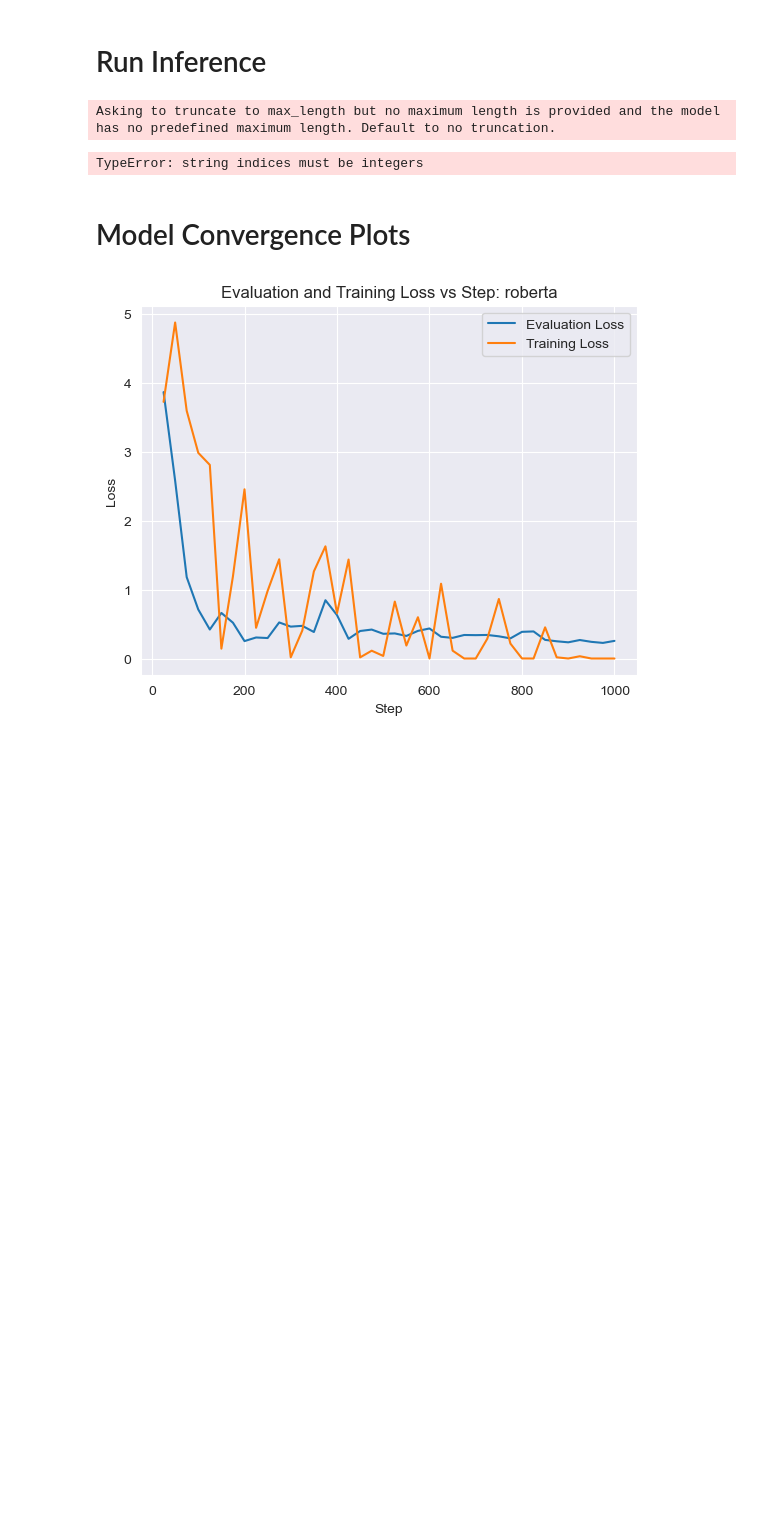
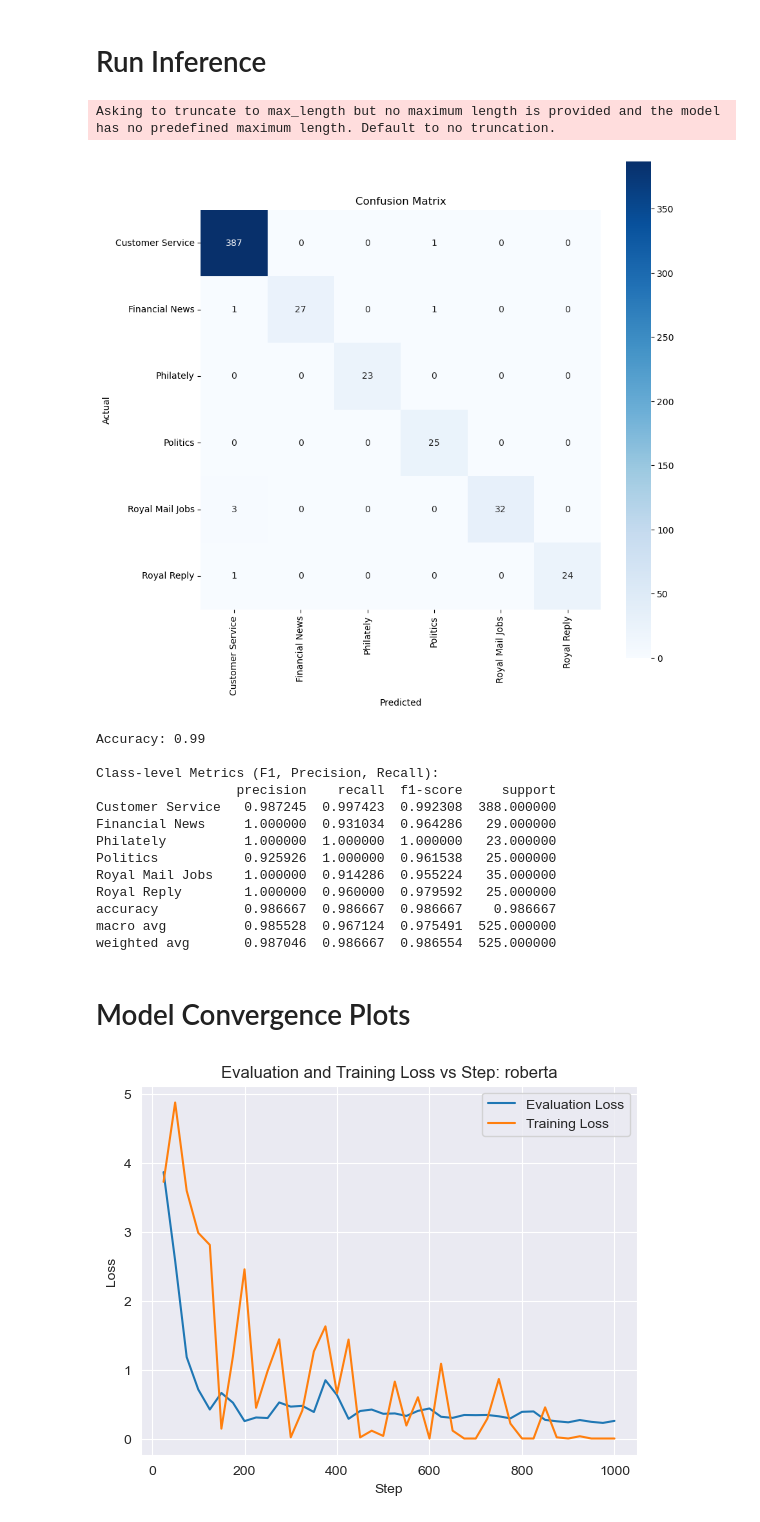
Before and after one commit to john-adeojo/twitter_issues_dashboard, a Jupyter notebook: twitter_issues_dashboard/notebooks/Twitter Model Analysis Notebook .ipynb, the cells around one changed output. Cells and saved outputs as stored; diff of their text form; code cells hidden in the pictures; blank space fills up the shorter version.

```diff
--- a/twitter_issues_dashboard/notebooks/Twitter Model Analysis Notebook .ipynb
+++ b/twitter_issues_dashboard/notebooks/Twitter Model Analysis Notebook .ipynb
@@ -48,10 +48,11 @@ test_df
 # %%
 import pandas as pd
 import numpy as np
-from sklearn.metrics import precision_recall_fscore_support, confusion_matrix
 import seaborn as sns
 import matplotlib.pyplot as plt
 from transformers import AutoModelForSequenceClassification, AutoTokenizer, pipeline
+from sklearn.metrics import confusion_matrix, classification_report, accuracy_score
+
 
 import re
 
@@ -86,17 +87,12 @@ def perform_inference(df, MODEL, model_path):
 
     # perform inference and extract predicted class and probability
     _df["inference"] = classifier(list(df["cleaned_text"]), truncation=True)
-    _df["inference"] = _df["inference"].astype(str)
-#     _df[["predicted_class", "prob"]] = _df.apply(extract_values, axis=1)
-
-#     # convert predicted class to numeric code
-#     _df["predicted_code"] = pd.Categorical(_df["predicted_class"]).codes
 
     return _df
 
 
 
-def plot_confusion_matrix_and_metrics(df):
+def plot_confusion_matrix_and_metrics(df, metrics_csv, confusion_png):
     # Extract ground truth labels and predicted labels
     y_true = df['topic_hl'].values
     y_pred = [inference['label'] for inference in df['inference'].values]
@@ -104,12 +100,18 @@ def plot_confusion_matrix_and_metrics(df):
     # Compute confusion matrix
     cm = confusion_matrix(y_true, y_pred)
 
+    # Get unique labels
+    labels = sorted(list(set(y_true) | set(y_pred)))
+
     # Plot confusion matrix using seaborn
     plt.figure(figsize=(10, 10))
-    sns.heatmap(cm, annot=True, fmt='d', cmap='Blues', square=True)
+    sns_heatmap = sns.heatmap(cm, annot=True, fmt='d', cmap='Blues', square=True, xticklabels=labels, yticklabels=labels)
     plt.xlabel('Predicted')
     plt.ylabel('Actual')
     plt.title('Confusion Matrix')
+
+    # Save confusion matrix to a PNG file
+    sns_heatmap.figure.savefig(confusion_png)
     plt.show()
 
     # Compute global metrics (accuracy)
@@ -119,5 +121,9 @@ def plot_confusion_matrix_and_metrics(df):
     # Compute class-level metrics (F1, precision, recall)
     class_report = classification_report(y_true, y_pred, output_dict=True)
     class_report_df = pd.DataFrame(class_report).transpose()
+
+    # Save class-level metrics to a CSV file
+    class_report_df.to_csv(metrics_csv)
+
     print("\nClass-level Metrics (F1, Precision, Recall):")
     print(class_report_df)
@@ -130,9 +134,25 @@ test_prediction_df = perform_inference(df=test_df, MODEL="cardiffnlp/twitter-rob
 # %% [output]
 Asking to truncate to max_length but no maximum length is provided and the model has no predefined maximum length. Default to no truncation.
 # %%
-plot_confusion_matrix_and_metrics(test_prediction_df)
+metrics_csv = r"C:\Users\johna\anaconda3\envs\twitter-analytics-env\twitter_issues_dashboard\twitter_issues_dashboard\data\05_Reports\metrics.csv"
+confusion_png = r"C:\Users\johna\anaconda3\envs\twitter-analytics-env\twitter_issues_dashboard\twitter_issues_dashboard\data\05_Reports\confusion_matric.png"
+
+plot_confusion_matrix_and_metrics(test_prediction_df, metrics_csv, confusion_png)
 # %% [output]
+[figure, added]
-TypeError: string indices must be integers
+Accuracy: 0.99
+
+Class-level Metrics (F1, Precision, Recall):
+                  precision    recall  f1-score     support
+Customer Service   0.987245  0.997423  0.992308  388.000000
+Financial News     1.000000  0.931034  0.964286   29.000000
+Philately          1.000000  1.000000  1.000000   23.000000
+Politics           0.925926  1.000000  0.961538   25.000000
+Royal Mail Jobs    1.000000  0.914286  0.955224   35.000000
+Royal Reply        1.000000  0.960000  0.979592   25.000000
+accuracy           0.986667  0.986667  0.986667    0.986667
+macro avg          0.985528  0.967124  0.975491  525.000000
+weighted avg       0.987046  0.986667  0.986554  525.000000
 # %%
 test_prediction_df.to_csv(r"C:\Users\johna\anaconda3\envs\twitter-analytics-env\twitter_issues_dashboard\twitter_issues_dashboard\data\04_model_output\testpred.csv")
 # %% [markdown]
```
Also changed, not shown: parts of 2 cells of this notebook, 8 other files.
